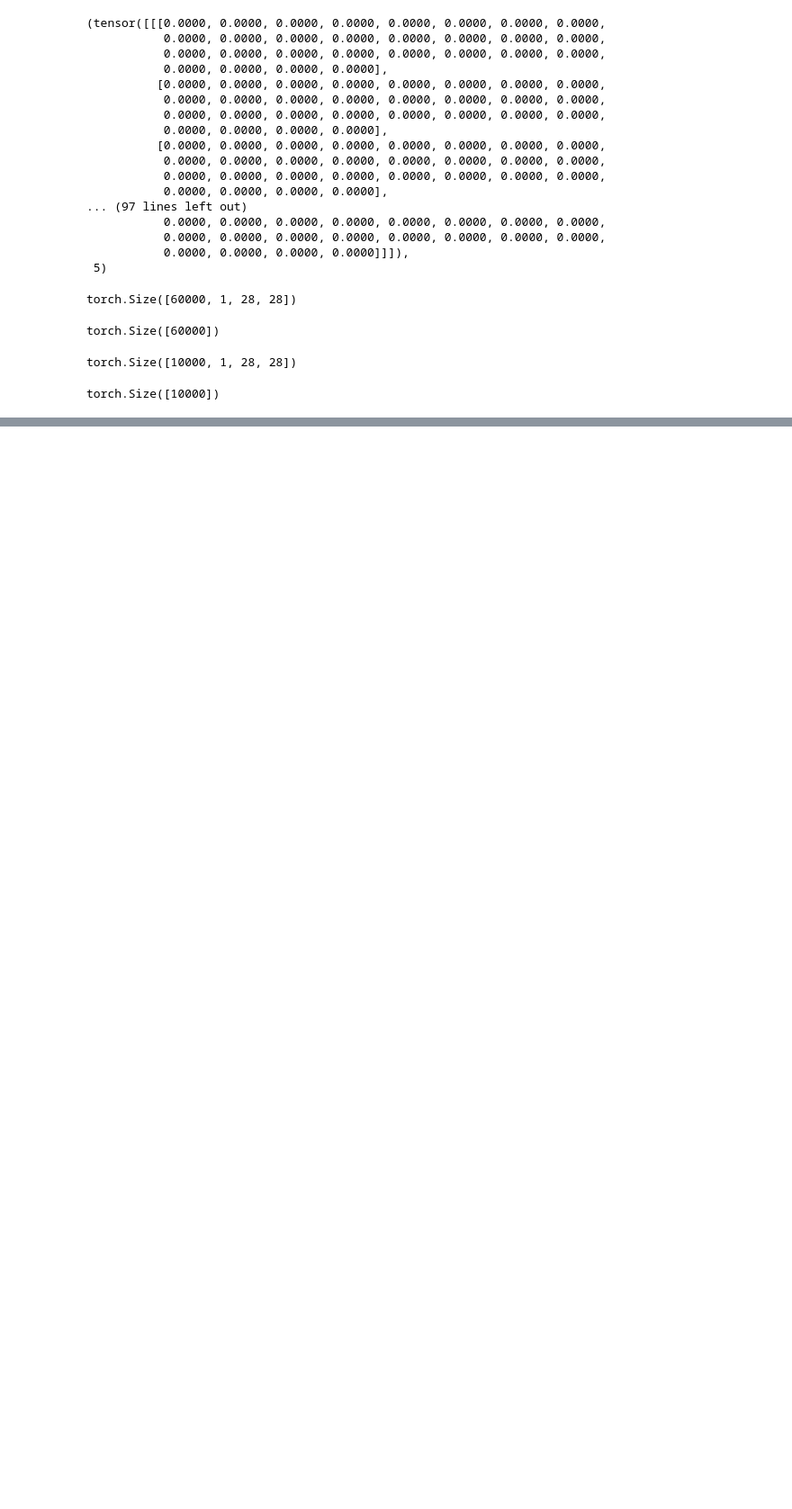
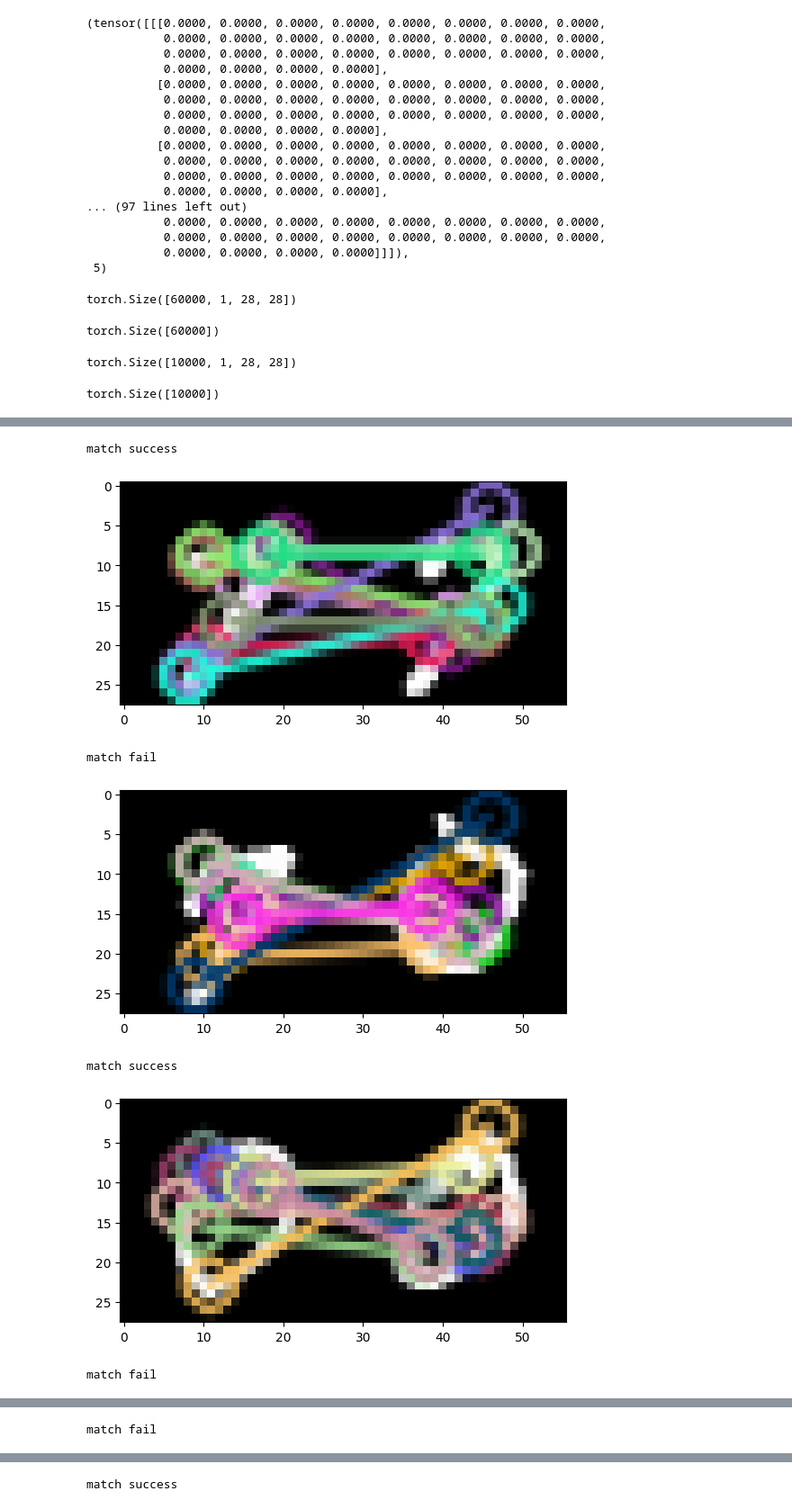
Before and after one commit to CRhapsody/PatchART, a Jupyter notebook: pgd/analyse.ipynb, the cells around one changed output, grey strips where cells are left out. Shown at 90% size. Drawn from its saved outputs; the diff is of its cells as text; code cells hidden in the pictures; blank space fills up the shorter version.

```diff
--- a/pgd/analyse.ipynb
+++ b/pgd/analyse.ipynb
@@ -341,0 +364,49 @@ torch.save((test_data,test_label),"/home/chizm/PatchART/data/MNIST/processed/tes
+# %%
+# the datas is a dataset, and we want to match the test_image with the datas to choose a best match
+# test_image is a tensor, and datas is a dataset
+test_image = ori_test.cpu().numpy()
+test_image = test_image.squeeze()
+test_image = test_image*255
+test_image = test_image.astype(np.uint8)
+
+datas = datas.cpu().numpy()
+datas = datas.squeeze()
+datas = datas*255
+datas = datas.astype(np.uint8)
+# %%
+scc = 0
+for j, test_data in enumerate(test_image):
+    bf1 = cv2.BFMatcher(cv2.NORM_HAMMING, crossCheck=True)
+    # Initiate ORB detector
+    orb = cv2.ORB_create(fastThreshold=1, edgeThreshold=1)
+    # find the keypoints and descriptors with ORB
+    kp1, des1 = orb.detectAndCompute(test_data,None)
+    # create BFMatcher object
+    bf2 = cv2.BFMatcher(cv2.NORM_HAMMING, crossCheck=True)
+    max_match = 0
+    max_index = 0
+    for i,data in enumerate(datas):
+        kp2, des2 = orb.detectAndCompute(data,None)
+        # Match descriptors.
+        matches = bf2.match(des1,des2)
+        # Sort them in the order of their distance.
+        matches = sorted(matches, key = lambda x:x.distance)
+        if len(matches) > max_match:
+            max_match = len(matches)
+            max_index = i
+    if labels[max_index] == ori_test_labels[j]:
+        print("match success")
+        scc+=1
+    else:
+        print("match fail")
+    # draw first 10 matches.
+    img3 = cv2.drawMatches(test_data,kp1,datas[max_index],kp2,matches[:10],None,flags=cv2.DrawMatchesFlags_NOT_DRAW_SINGLE_POINTS)
+    plt.imshow(img3),plt.show()
+# %% [output]
+match success
+[figure, added]
+match fail
+[figure, added]
+match success
+[figure, added]
+match fail
@@ -341,0 +414 @@ torch.save((test_data,test_label),"/home/chizm/PatchART/data/MNIST/processed/tes
+match fail
@@ -341,0 +416 @@ torch.save((test_data,test_label),"/home/chizm/PatchART/data/MNIST/processed/tes
+match success
```
Also changed, not shown: parts of 10 cells of this notebook, 8 other files.
